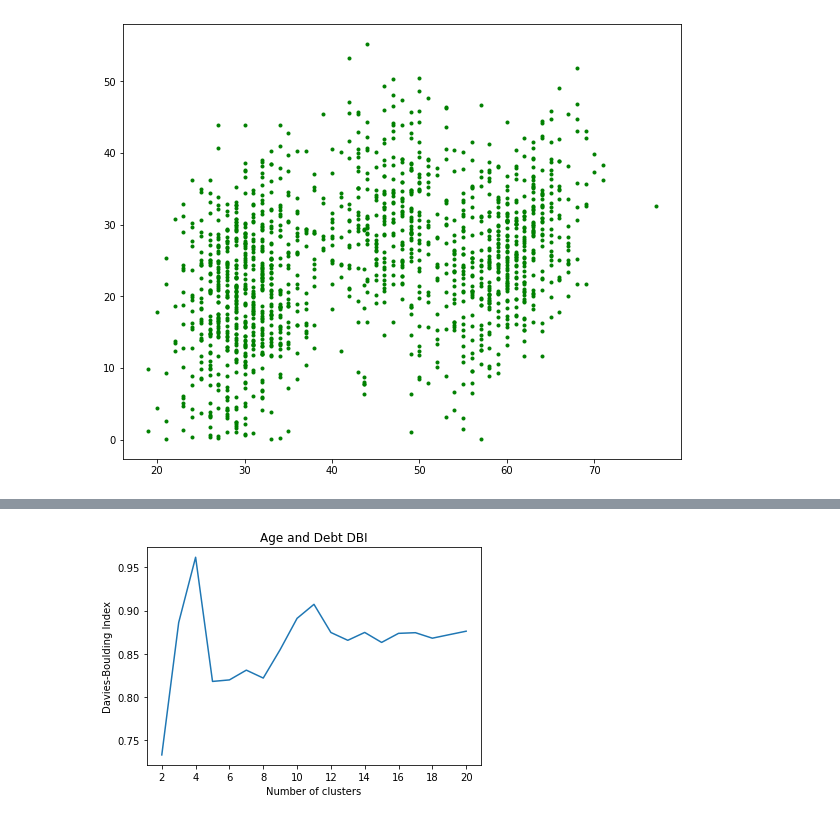
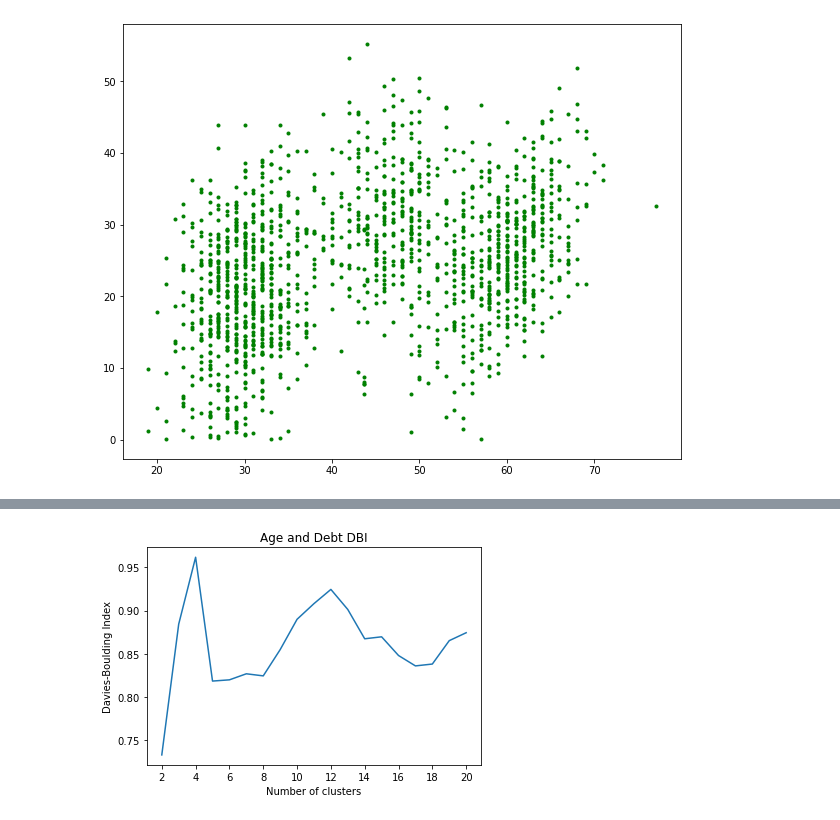
Before and after one commit to jensthetree/DsciFinalProj, a Jupyter notebook: Final Project.ipynb, the cells around one changed output, grey strips where cells are left out. Saved outputs shown, nothing was run; the diff lists cells and outputs as text; code cells hidden in the pictures.

```diff
--- a/Final Project.ipynb
+++ b/Final Project.ipynb
@@ -59,7 +75,7 @@ plt.scatter(group2['salary'], group2['years_res'], marker='.')
 dbi_dict = {}
 for i in range(2,21):
     kmeans = KMeans(n_clusters=i)
-    labels = SYkmeans.fit_predict(SY)
+    labels = kmeans.fit_predict(SY)
     db_index = davies_bouldin_score(SY, labels)
     dbi_dict.update({i: db_index})
 plt.plot(list(dbi_dict.keys()), list(dbi_dict.values()))
@@ -91,7 +119,7 @@ plt.scatter(group3['age'], group3['salary'], marker='.')
 dbi_dict = {}
 for i in range(2,21):
     kmeans = KMeans(n_clusters=i)
-    labels = ASkmeans.fit_predict(AS)
+    labels = kmeans.fit_predict(AS)
     db_index = davies_bouldin_score(AS, labels)
     dbi_dict.update({i: db_index})
 plt.plot(list(dbi_dict.keys()), list(dbi_dict.values()))
@@ -122,18 +162,18 @@ plt.scatter(group3['age'], group3['debt'], marker='.')
 # %%
 dbi_dict = {}
 for i in range(2,21):
-    ADkmeans = KMeans(n_clusters=i)
-    labels = ADkmeans.fit_predict(AD)
+    kmeans = KMeans(n_clusters=i)
+    labels = kmeans.fit_predict(AD)
     db_index = davies_bouldin_score(AD, labels)
     dbi_dict.update({i: db_index})
 plt.plot(list(dbi_dict.keys()), list(dbi_dict.values()))
 plt.xticks([2, 4, 6, 8, 10, 12, 14, 16, 18, 20])
 plt.title('Age and Debt DBI')
 plt.xlabel("Number of clusters")
 plt.ylabel("Davies-Boulding Index")
 plt.show()
 # %% [output]
-[figure, old version]
+[figure, new version]
 # %%
 # based on the three dbi plots dbi plots the DBI scores are as follows
 # SY=2, AS=2, AD=2
```
Also changed, not shown: parts of 9 cells of this notebook.
